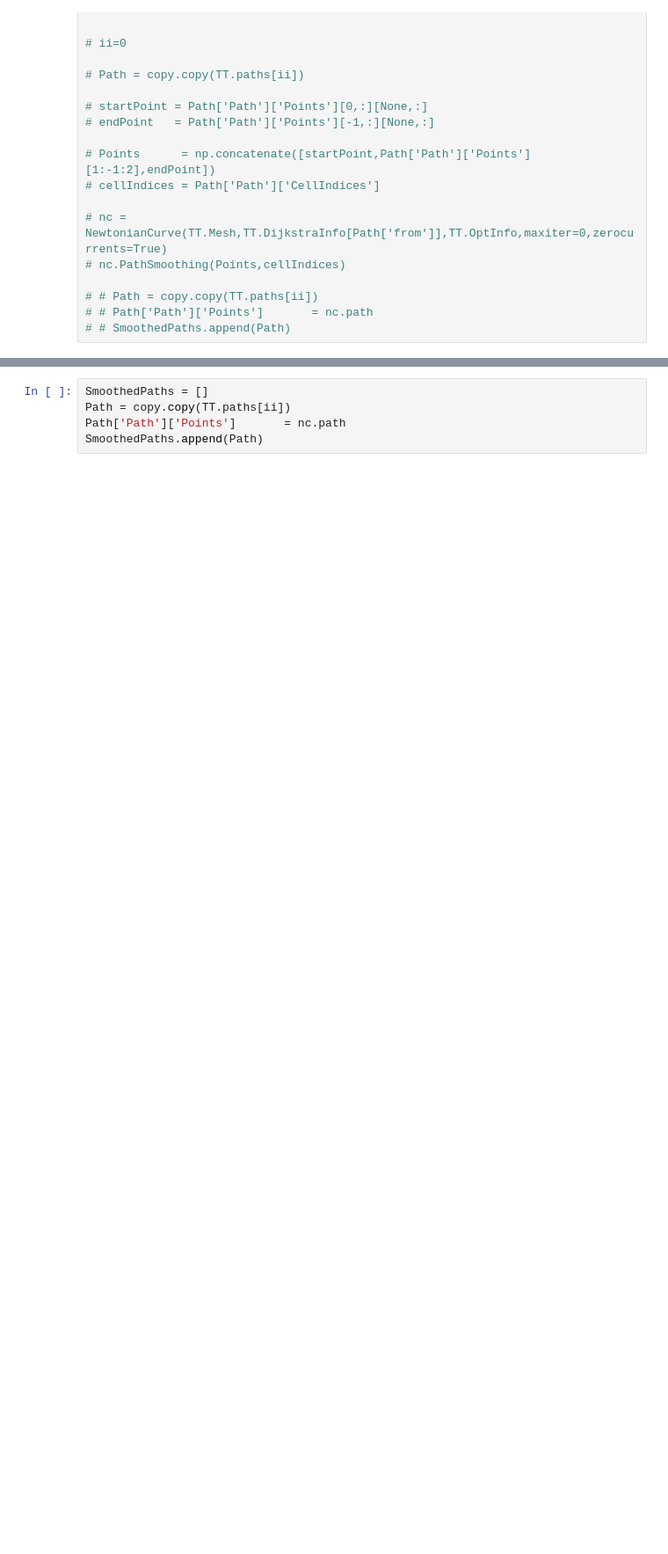
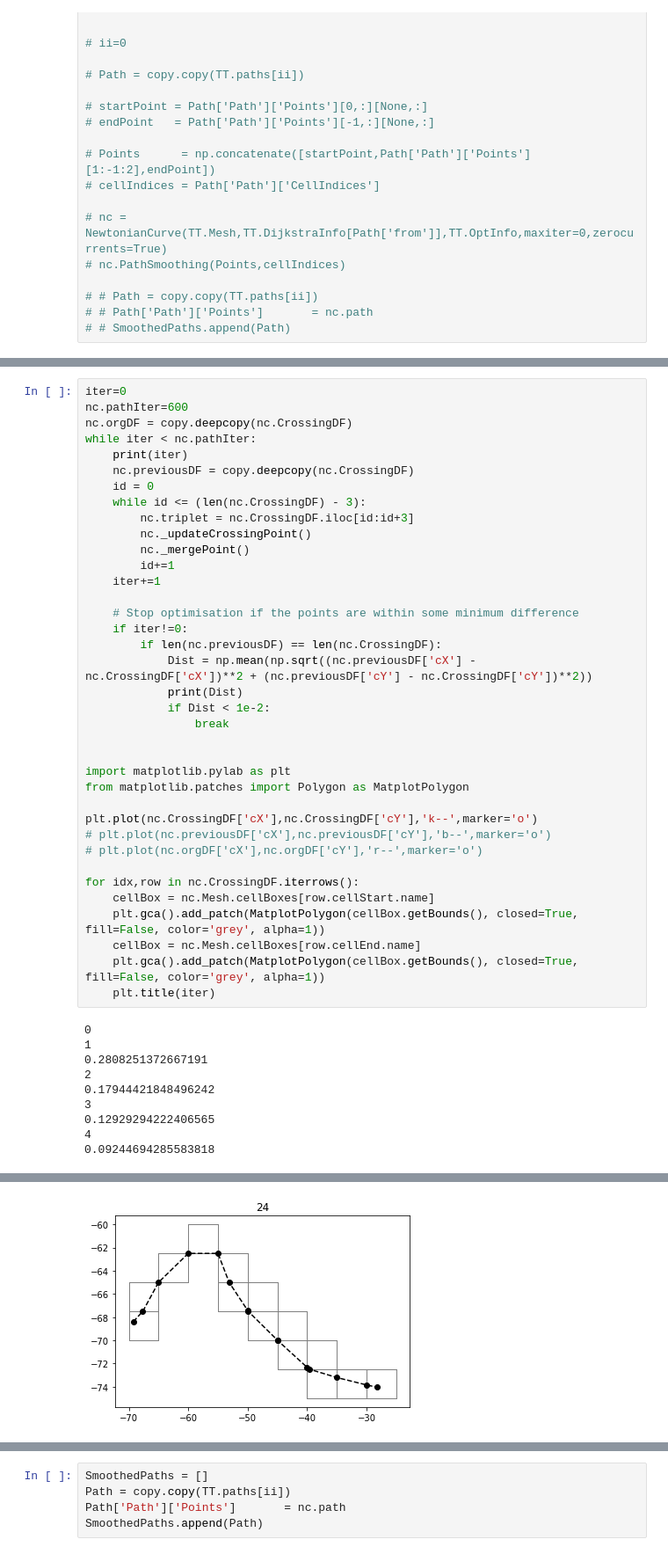
Before and after one commit to antarctica/PolarRoute, a Jupyter notebook: Examples/Path/PathChecking.ipynb, the cells around one changed output, grey strips where cells are left out. Shown at 88% size. Drawn from its saved outputs; the diff is of its cells as text; blank space fills up the shorter version.

Commit message:
PathSmoothing Updating PathChecking Notebook

```diff
--- a/Examples/Path/PathChecking.ipynb
+++ b/Examples/Path/PathChecking.ipynb
@@ -697,0 +841,47 @@ nc.cellIndices = copy.copy(cellIndices)
+# %%
+iter=0
+nc.pathIter=600
+nc.orgDF = copy.deepcopy(nc.CrossingDF)
+while iter < nc.pathIter:
+    print(iter)
+    nc.previousDF = copy.deepcopy(nc.CrossingDF)
+    id = 0
+    while id <= (len(nc.CrossingDF) - 3):
+        nc.triplet = nc.CrossingDF.iloc[id:id+3]
+        nc._updateCrossingPoint()
+        nc._mergePoint()
+        id+=1
+    iter+=1
+
+    # Stop optimisation if the points are within some minimum difference
+    if iter!=0:
+        if len(nc.previousDF) == len(nc.CrossingDF):
+            Dist = np.mean(np.sqrt((nc.previousDF['cX'] - nc.CrossingDF['cX'])**2 + (nc.previousDF['cY'] - nc.CrossingDF['cY'])**2))
+            print(Dist)
+            if Dist < 1e-2:
+                break
+
+
+import matplotlib.pylab as plt
+from matplotlib.patches import Polygon as MatplotPolygon
+
+plt.plot(nc.CrossingDF['cX'],nc.CrossingDF['cY'],'k--',marker='o')
+# plt.plot(nc.previousDF['cX'],nc.previousDF['cY'],'b--',marker='o')
+# plt.plot(nc.orgDF['cX'],nc.orgDF['cY'],'r--',marker='o')
+
+for idx,row in nc.CrossingDF.iterrows():
+    cellBox = nc.Mesh.cellBoxes[row.cellStart.name]
+    plt.gca().add_patch(MatplotPolygon(cellBox.getBounds(), closed=True, fill=False, color='grey', alpha=1))
+    cellBox = nc.Mesh.cellBoxes[row.cellEnd.name]
+    plt.gca().add_patch(MatplotPolygon(cellBox.getBounds(), closed=True, fill=False, color='grey', alpha=1))
+    plt.title(iter)
+# %% [output]
+0
+1
+0.2808251372667191
+2
+0.17944421848496242
+3
+0.12929294222406565
+4
+0.09244694285583818
@@ -697,0 +905 @@ nc.cellIndices = copy.copy(cellIndices)
+[figure, added]
```
Also changed, not shown: parts of 21 cells of this notebook, 5 other files.
